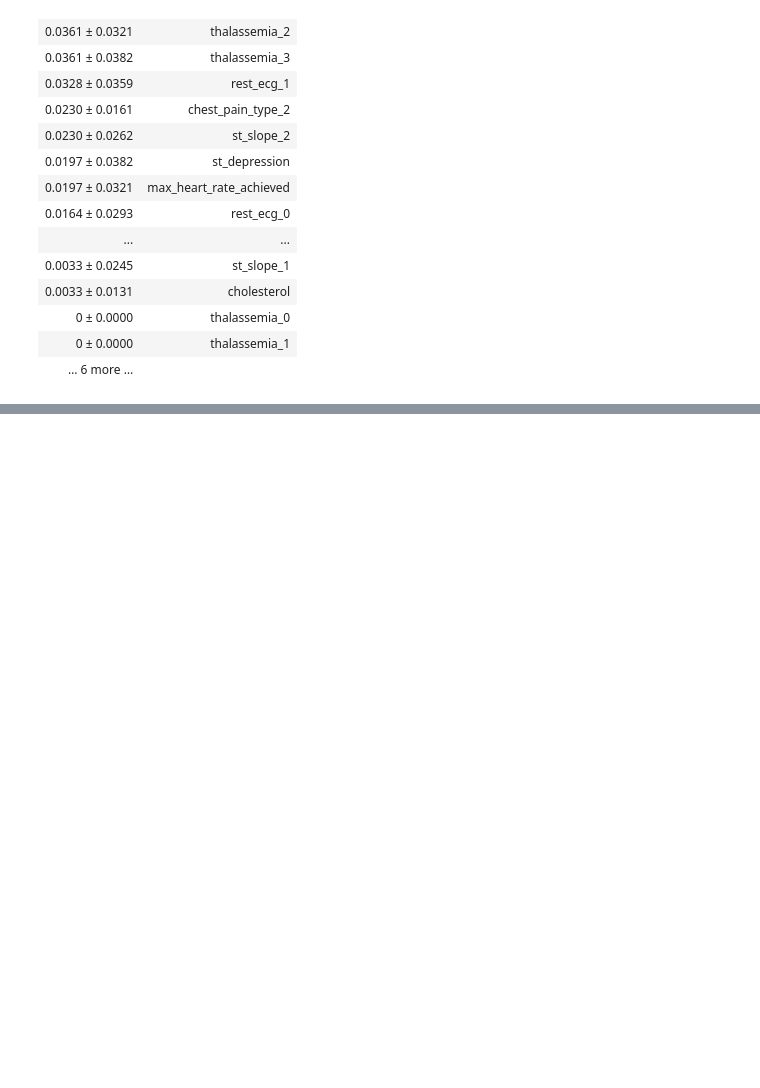
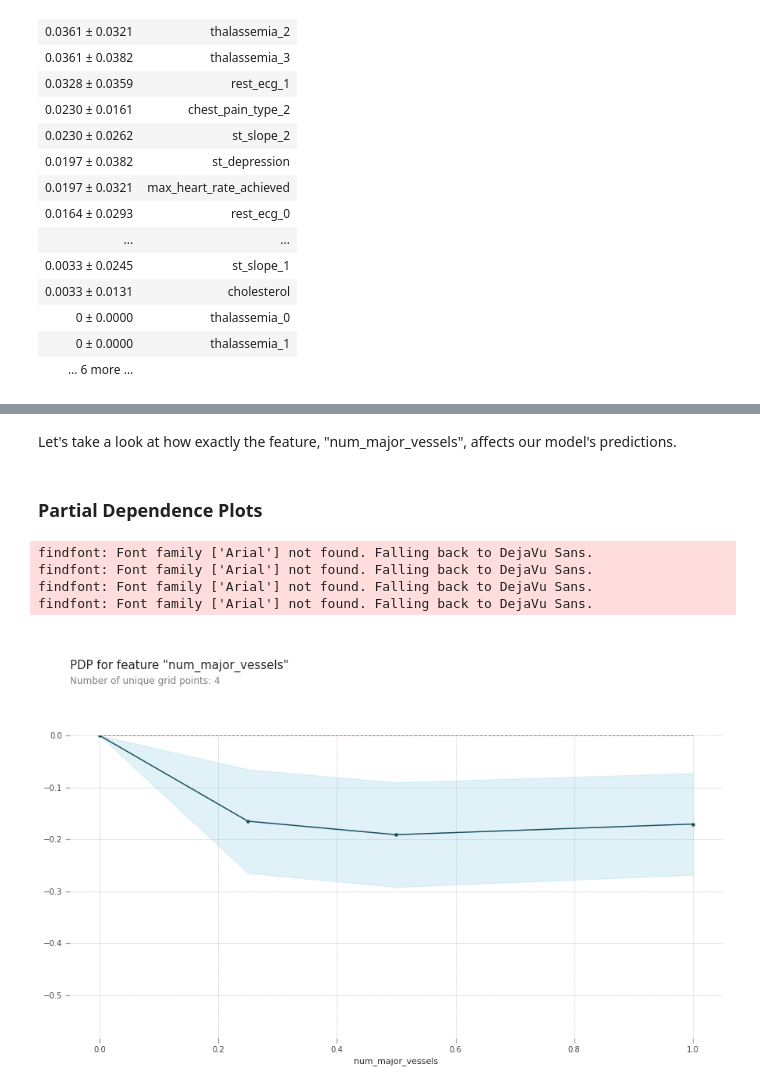
Before and after one commit to byunsy/heart-disease-diagnosis, a Jupyter notebook: Heart_Disease_Classification.ipynb, the cells around one changed output, grey strips where cells are left out. Drawn from its saved outputs; the diff is of its cells as text; code cells hidden in the pictures; blank space fills up the shorter version.

Commit message:
added PDP graphs and SHAP analysis

```diff
--- a/Heart_Disease_Classification.ipynb
+++ b/Heart_Disease_Classification.ipynb
@@ -486,0 +496,19 @@ eli5.show_weights(perm, feature_names=x_test.columns.tolist())
+# %% [markdown]
+Let's take a look at how exactly the feature, "num_major_vessels", affects our model's predictions.
+# %% [markdown]
+### Partial Dependence Plots
+# %%
+base_features = df.columns.values.tolist()
+base_features.remove('target')
+
+feat_name = 'num_major_vessels'
+pdp_dist = pdp.pdp_isolate(model=model3, dataset=x_test, model_features=base_features, feature=feat_name)
+
+pdp.pdp_plot(pdp_dist, feat_name)
+plt.show()
+# %% [output]
+findfont: Font family ['Arial'] not found. Falling back to DejaVu Sans.
+findfont: Font family ['Arial'] not found. Falling back to DejaVu Sans.
+findfont: Font family ['Arial'] not found. Falling back to DejaVu Sans.
+findfont: Font family ['Arial'] not found. Falling back to DejaVu Sans.
+[figure, added]
```
Also changed, not shown: parts of 13 cells of this notebook.
